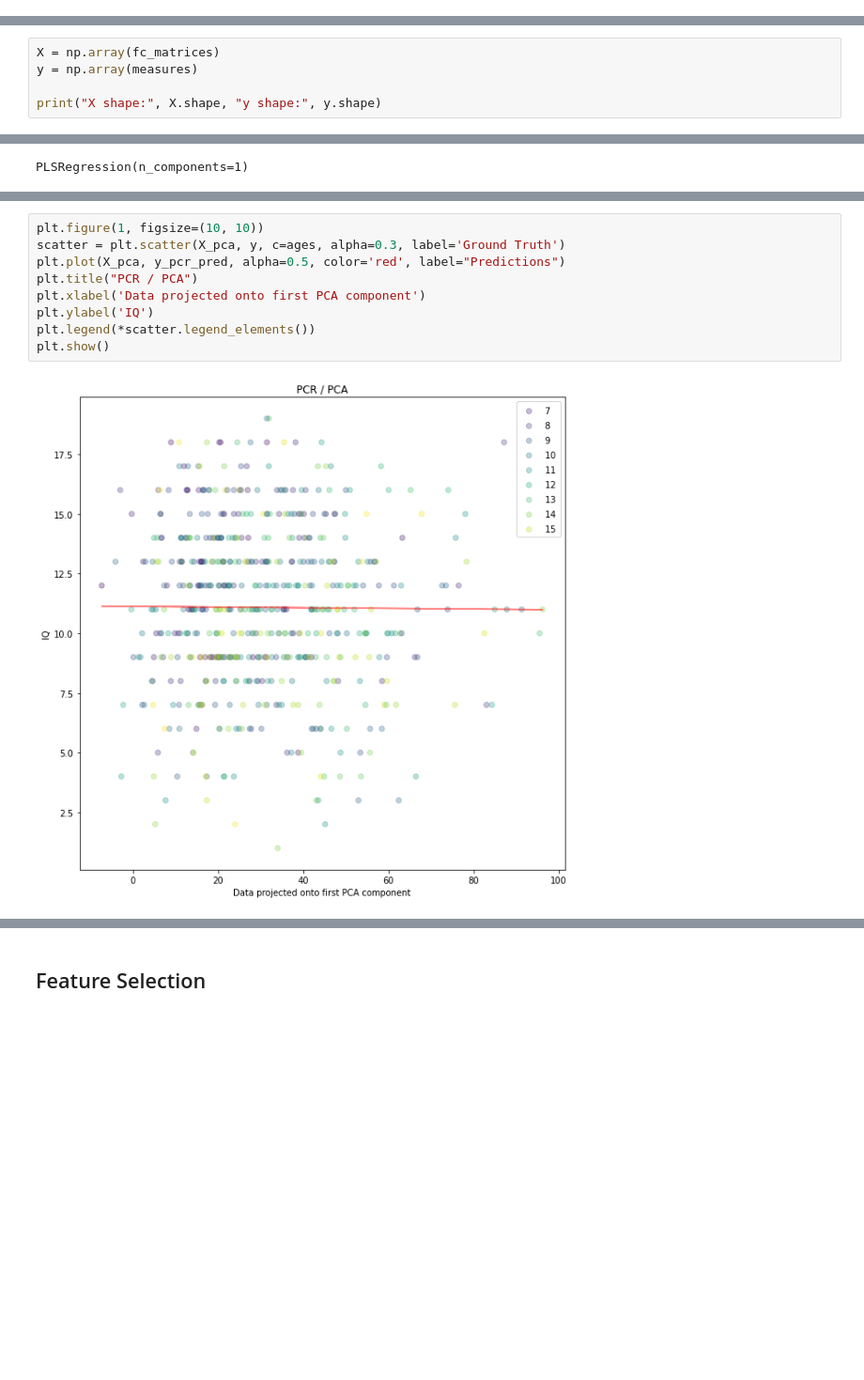
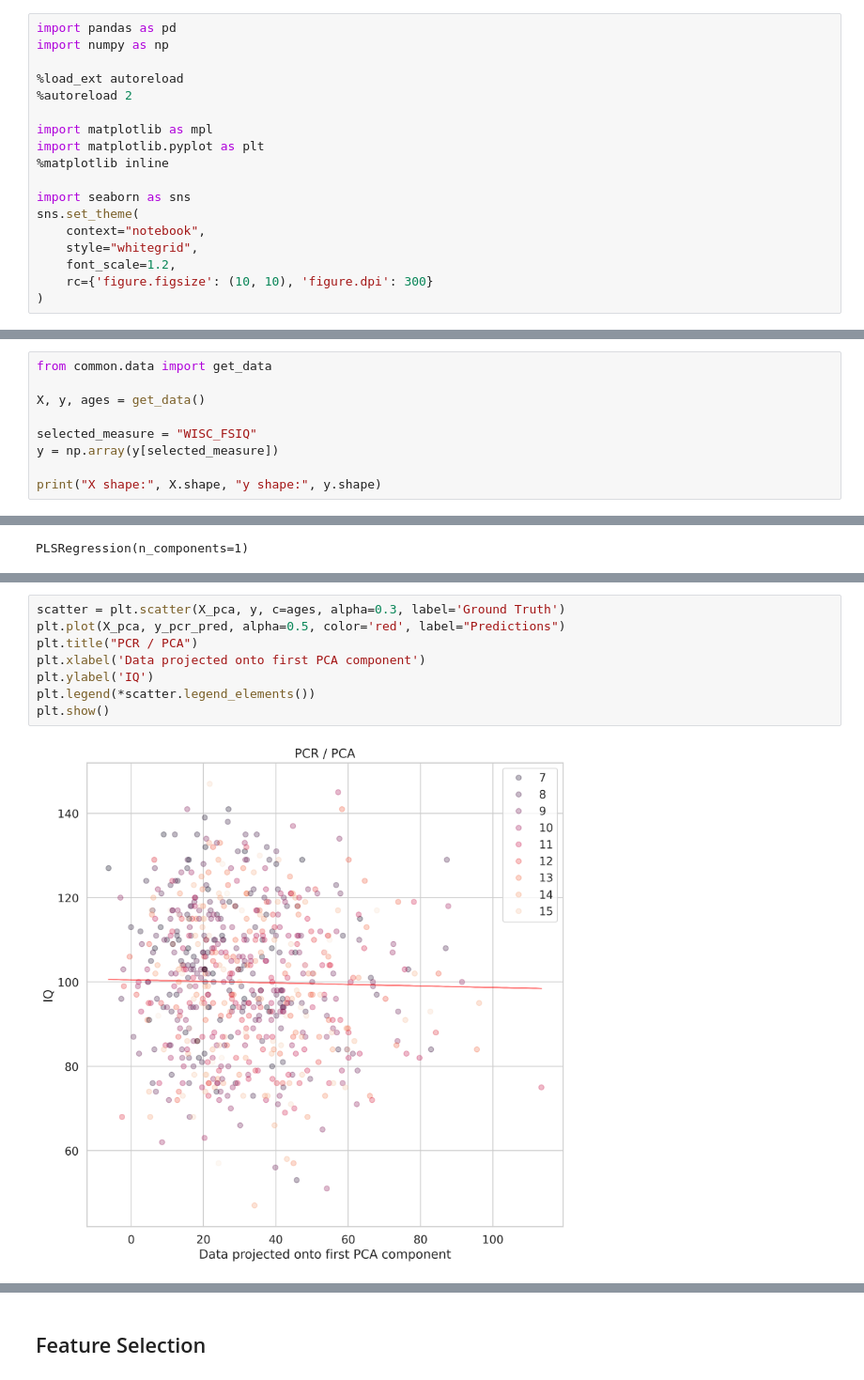
Before and after one commit to Brian-Pho/MSc_Research-Project, a Jupyter notebook: src/Supervised/Linear Models (Data-Driven).ipynb, the cells around one changed output, grey strips where cells are left out. Shown at 94% size. Cells and saved outputs as stored; diff of their text form; blank space fills up the shorter version.

```diff
--- a/src/Supervised/Linear Models (Data-Driven).ipynb
+++ b/src/Supervised/Linear Models (Data-Driven).ipynb
@@ -61,0 +3,18 @@ Num subjects with measures: 577
+# %%
+import pandas as pd
+import numpy as np
+
+%load_ext autoreload
+%autoreload 2
+
+import matplotlib as mpl
+import matplotlib.pyplot as plt
+%matplotlib inline
+
+import seaborn as sns
+sns.set_theme(
+    context="notebook",
+    style="whitegrid",
+    font_scale=1.2,
+    rc={'figure.figsize': (10, 10), 'figure.dpi': 300}
+)
@@ -62,6 +24,10 @@ Num subjects with measures: 577
 # %%
-X = np.array(fc_matrices)
-y = np.array(measures)
+from common.data import get_data
+
+X, y, ages = get_data()
+
+selected_measure = "WISC_FSIQ"
+y = np.array(y[selected_measure])
 
 print("X shape:", X.shape, "y shape:", y.shape)
 # %% [output]
@@ -114,12 +80,11 @@ PLS r^2: 0.09997688717376452
 # %%
-plt.figure(1, figsize=(10, 10))
 scatter = plt.scatter(X_pca, y, c=ages, alpha=0.3, label='Ground Truth')
 plt.plot(X_pca, y_pcr_pred, alpha=0.5, color='red', label="Predictions")
 plt.title("PCR / PCA")
 plt.xlabel('Data projected onto first PCA component')
 plt.ylabel('IQ')
 plt.legend(*scatter.legend_elements())
 plt.show()
 # %% [output]
-[figure, old version]
+[figure, new version]
 # %%
```
Also changed, not shown: parts of 19 cells of this notebook, 3 other files.
